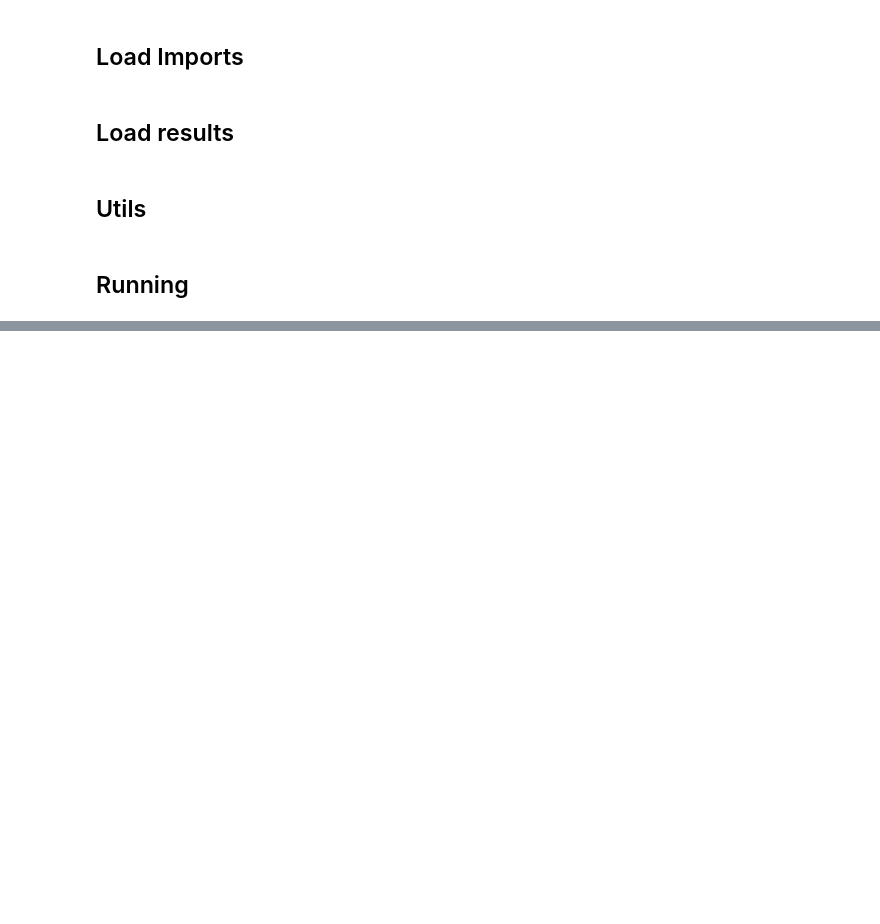
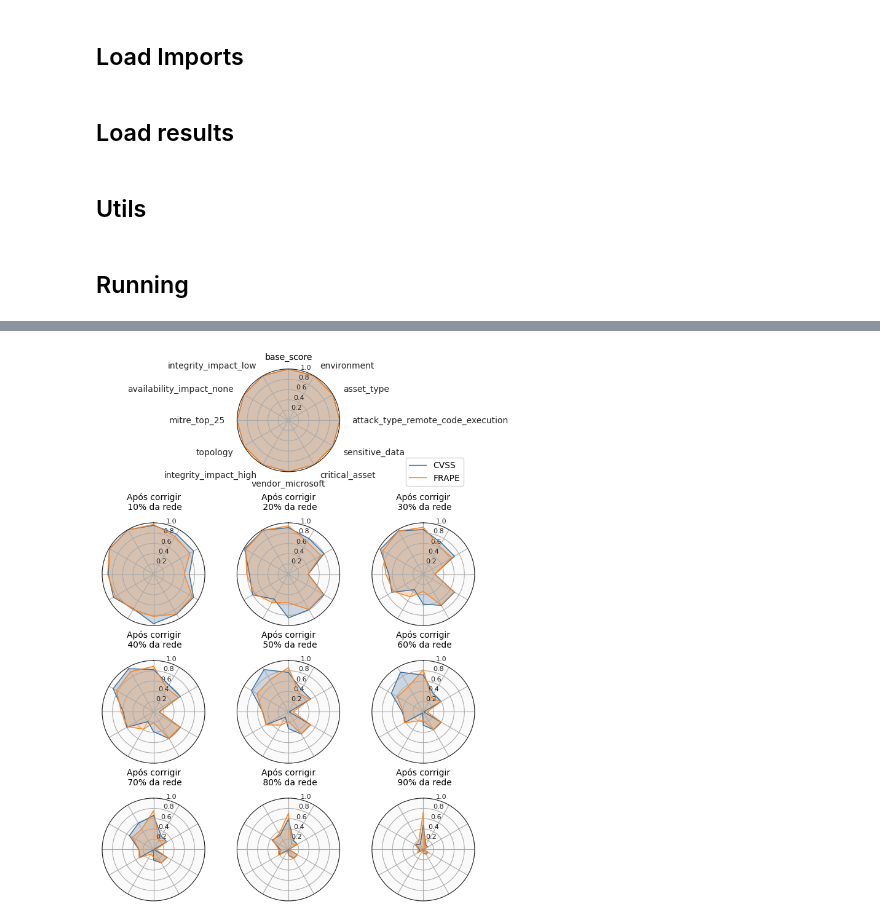
Before and after one commit to rodrigoparente/cvefixes-simulator, a Jupyter notebook: ipynb/Stats Analysis -- Radar chart.ipynb, the cells around one changed output, grey strips where cells are left out. Drawn from its saved outputs; the diff is of its cells as text; code cells hidden in the pictures; blank space fills up the shorter version.

```diff
--- a/ipynb/Stats Analysis -- Radar chart.ipynb
+++ b/ipynb/Stats Analysis -- Radar chart.ipynb
@@ -165,3 +229,28 @@ def print_graph_polar(cvss_stats, frape_stats, key, save_fig=False):
+# %%
+def print_graphs(cvss_stats, frape_stats, draw_title=True, save_fig=True):
+    fig = plt.figure(figsize=(7, 9), constrained_layout=True)
+
+    if draw_title:
+        fig.suptitle('Vulnerability Remediation Strategies')
+
+    gs = GridSpec(4, 3, figure=fig)
+
+    key = 0
+
+    for row in range(4):
+
+        if row == 0:
+            ax = fig.add_subplot(gs[row, :], polar=True)
+            print_graph_polar(ax, cvss_stats, frape_stats, key, draw_title=False)
+        else:
+            for col in range(3):
+                key += 10
+
+                ax = fig.add_subplot(gs[row, col], polar=True)
+                print_graph_polar(ax, cvss_stats, frape_stats, key, draw_title=True, draw_labels=False, draw_legend=False)
+
+    if save_fig:
+        plt.savefig(f'spiderchart.pdf', bbox_inches='tight', dpi=1200)
 # %% [markdown]
 ## Running
 # %%
@@ -211,0 +289,4 @@ for key in range(0, 26, 4):
+# %%
+print_graphs(cvss_stats, frape_stats, draw_title=False, save_fig=True)
+# %% [output]
+[figure, added]
```
Also changed, not shown: parts of 9 cells of this notebook, 4 other files.
